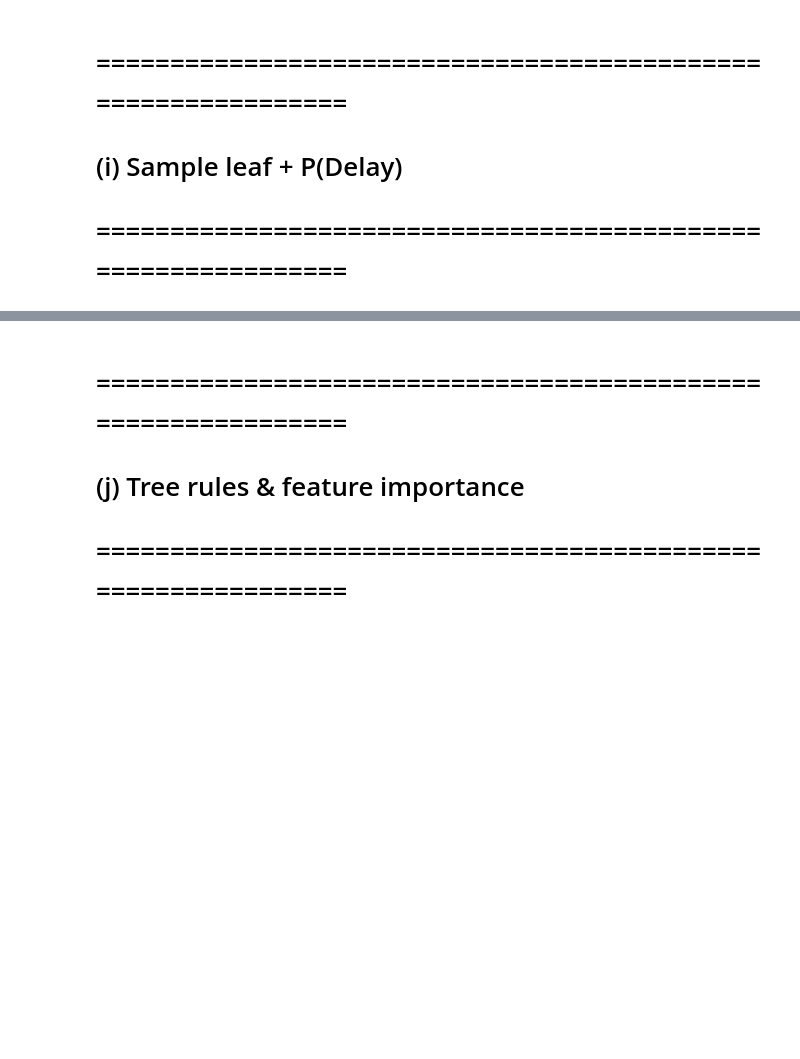
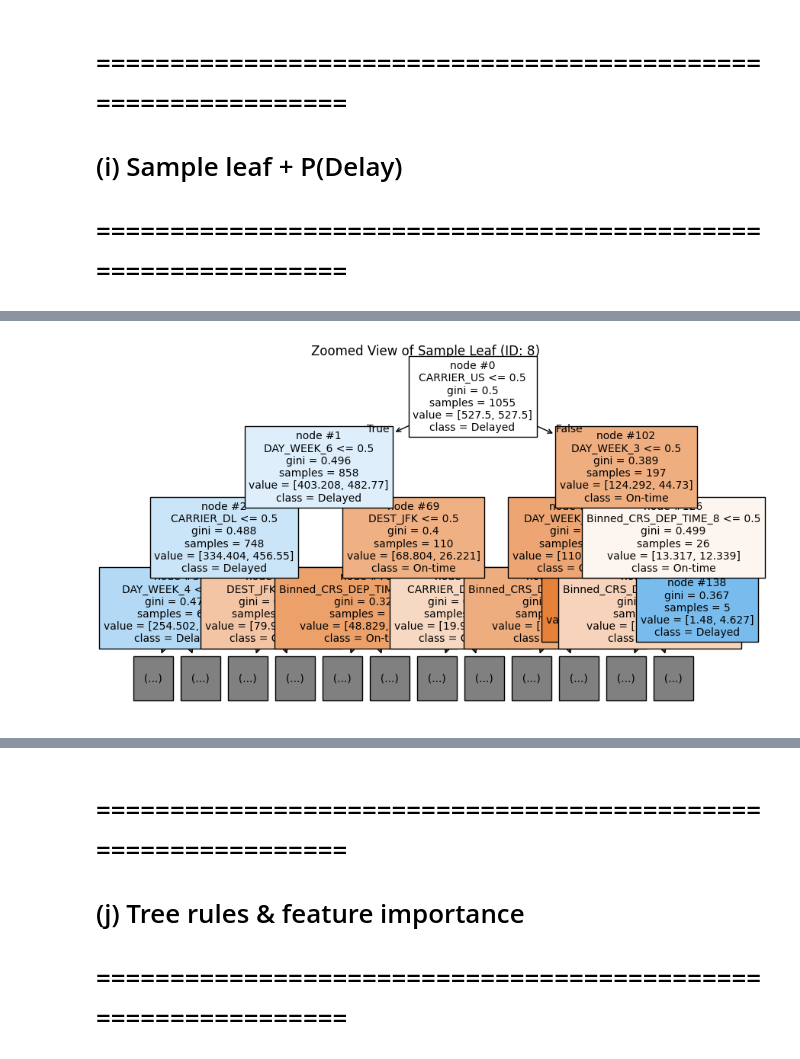
Before and after one commit to aliowx/activity-goal-prediction, a Jupyter notebook: notebook/final_model_notebook.ipynb, the cells around one changed output, grey strips where cells are left out. Cells and saved outputs as stored; diff of their text form; code cells hidden in the pictures; blank space fills up the shorter version.

```diff
--- a/notebook/final_model_notebook.ipynb
+++ b/notebook/final_model_notebook.ipynb
@@ -364,16 +364,23 @@ logger.info(f"Test AUC (Tree): {auc_tree:.4f}")
 # %%
 leaf_ids = best_tree.apply(X_test_enc)
 unique_leaves = np.unique(leaf_ids)
-if len(unique_leaves) > 0 and depth > 0:
-    leaf = unique_leaves[0]
-    mask = leaf_ids == leaf
-    total = mask.sum()
-    delayed = y_test[mask].sum()
-    p_delay = delayed / total
-    logger.info(f"\nSample Leaf (ID: {leaf})")
-    logger.info(f"  Samples: {total}, Delayed: {delayed}")
-    logger.info(f"  P(Delay) = {delayed}/{total} = {p_delay:.4f}")
-else:
-    p_delay = y_test.mean()
-    logger.info(f"\nSingle-node tree → P(Delay) = {p_delay:.4f}")
+leaf = unique_leaves[0]
+mask = leaf_ids == leaf
+total = mask.sum()
+delayed = y_test[mask].sum()
+p_delay = delayed / total
+
+logger.info(f"\nSample Leaf (ID: {leaf})")
+logger.info(f"  Samples: {total}, Delayed: {delayed}")
+logger.info(f"  P(Delay) = {delayed}/{total} = {p_delay:.4f}")
+
+# Plot zoomed leaf
+fig, ax = plt.subplots(figsize=(10, 6))
+plot_tree(best_tree, feature_names=X_train_enc.columns, class_names=['On-time', 'Delayed'],
+          filled=True, max_depth=3, node_ids=True, fontsize=10, ax=ax)
+ax.set_title(f"Zoomed View of Sample Leaf (ID: {leaf})")
+plt.savefig('../photo/sample_leaf.png', dpi=200, bbox_inches='tight')
+plt.show()
+plt.close()
+logger.info("Sample leaf screenshot saved to '../photo/sample_leaf.png'")
 # %% [output]
@@ -383,0 +391 @@ Sample Leaf (ID: 8)
+[figure, added]
```
Also changed, not shown: parts of 1 cell of this notebook.
